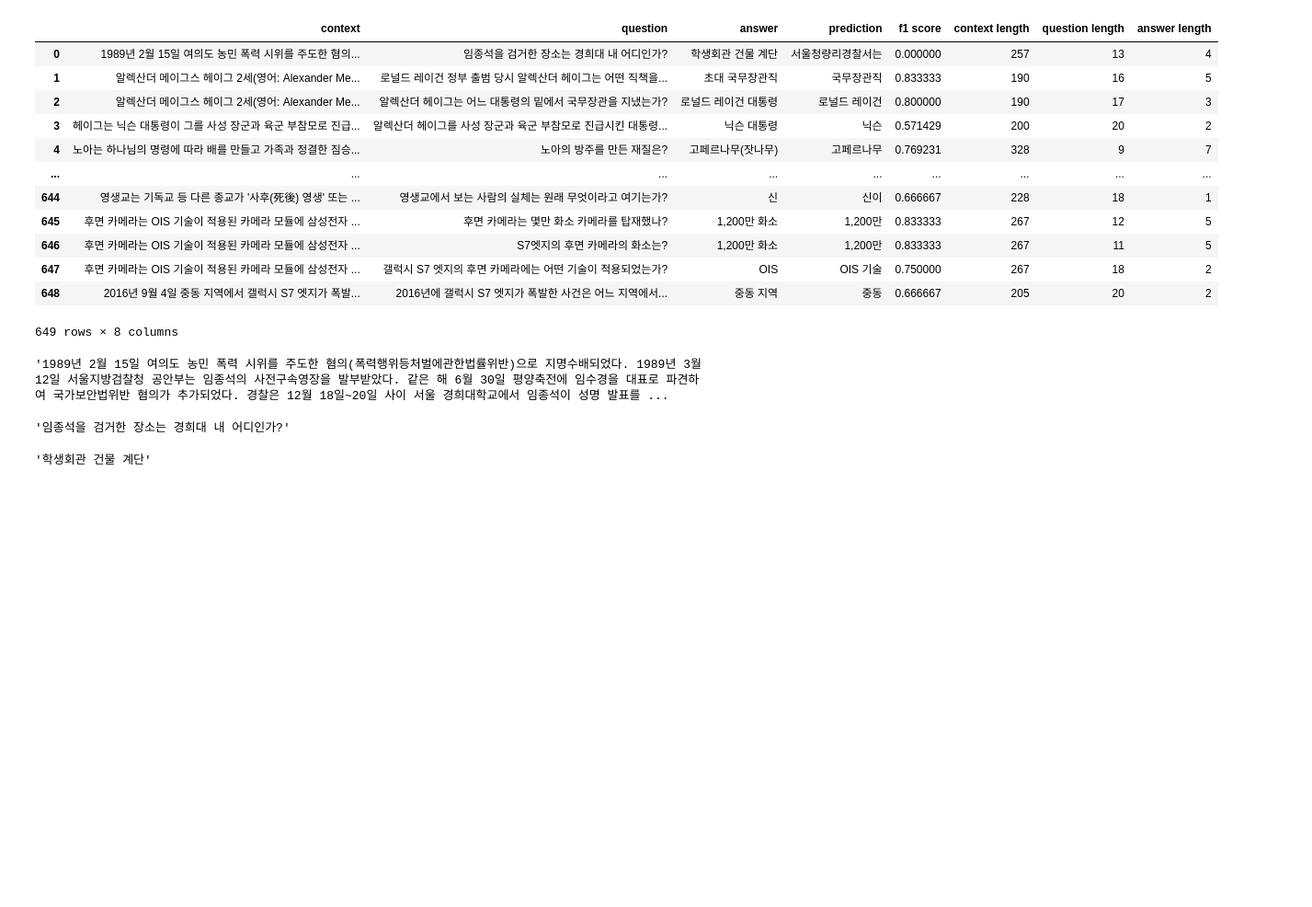
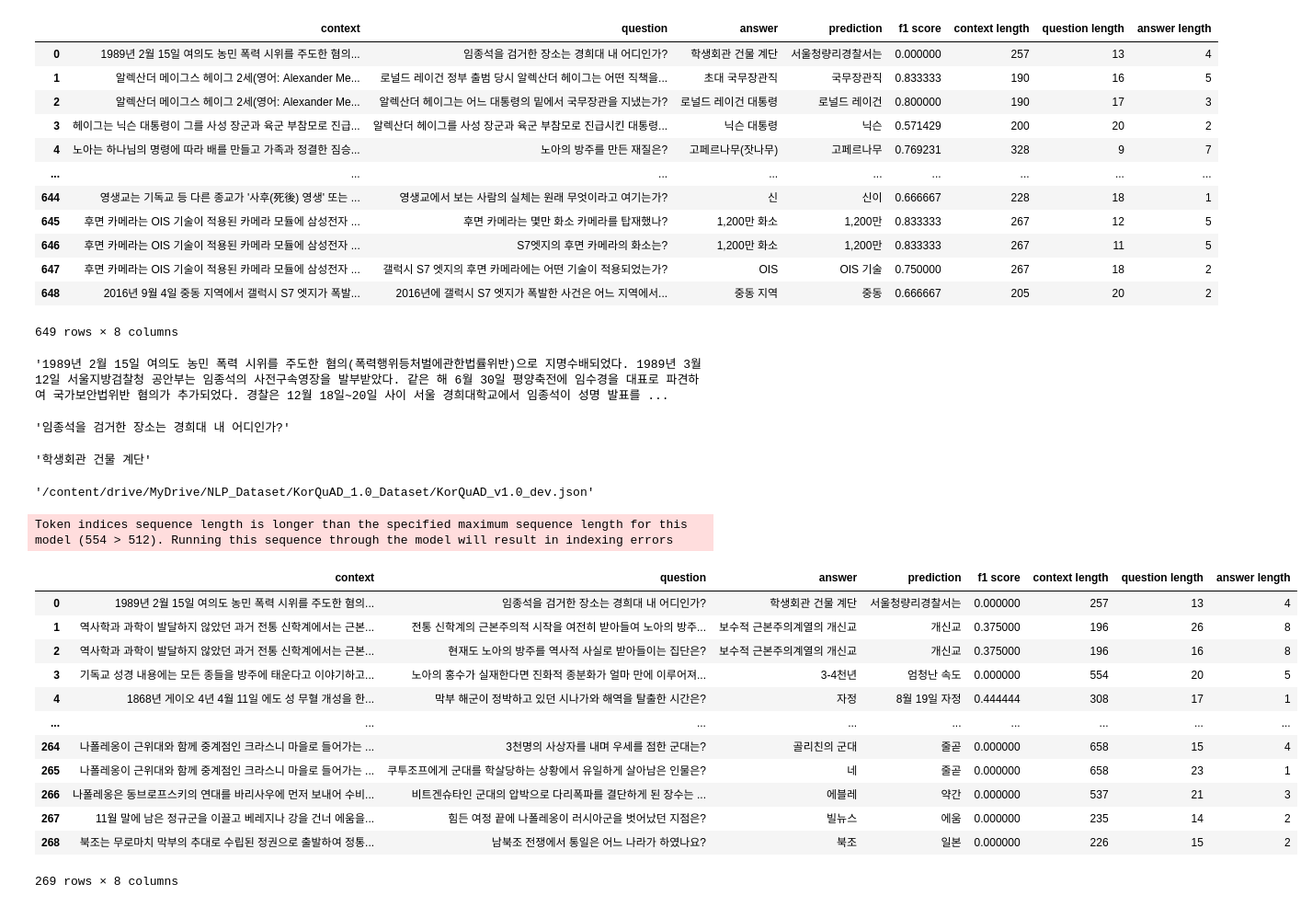
Before and after one commit to seonydg/KoELECTRA_for_question_answering-mrc-_with_korquad_dataset, a Jupyter notebook: KoECECTRA_MRC_.ipynb, the cells around one changed output. Shown at 92% size. Saved outputs shown, nothing was run; the diff lists cells and outputs as text; code cells hidden in the pictures; blank space fills up the shorter version.

```diff
--- a/KoECECTRA_MRC_.ipynb
+++ b/KoECECTRA_MRC_.ipynb
@@ -619,0 +618,26 @@ result['answer'][0]
+# %%
+dataset_file
+# %% [output]
+'/content/drive/MyDrive/NLP_Dataset/KorQuAD_1.0_Dataset/KorQuAD_v1.0_dev.json'
+# %%
+f1_threshold = 0.55
+model_name_or_path = 'monologg/koelectra-base-v3-discriminator'
+result = analyze_result(dataset_file, prediction_file, f1_threshold, model_name_or_path)
+# %% [output]
+Token indices sequence length is longer than the specified maximum sequence length for this model (554 > 512). Running this sequence through the model will result in indexing errors
+# %%
+result
+# %% [output]
+|  | context | question | answer | prediction | f1 score | context length | question length | answer length |
+| 0 | 1989년 2월 15일 여의도 농민 폭력 시위를 주도한 혐의... | 임종석을 검거한 장소는 경희대 내 어디인가? | 학생회관 건물 계단 | 서울청량리경찰서는 | 0.000000 | 257 | 13 | 4 |
+| 1 | 역사학과 과학이 발달하지 않았던 과거 전통 신학계에서는 근본... | 전통 신학계의 근본주의적 시작을 여전히 받아들여 노아의 방주... | 보수적 근본주의계열의 개신교 | 개신교 | 0.375000 | 196 | 26 | 8 |
+| 2 | 역사학과 과학이 발달하지 않았던 과거 전통 신학계에서는 근본... | 현재도 노아의 방주를 역사적 사실로 받아들이는 집단은? | 보수적 근본주의계열의 개신교 | 개신교 | 0.375000 | 196 | 16 | 8 |
+| 3 | 기독교 성경 내용에는 모든 종들을 방주에 태운다고 이야기하고... | 노아의 홍수가 실재한다면 진화적 종분화가 얼마 만에 이루어져... | 3-4천년 | 엄청난 속도 | 0.000000 | 554 | 20 | 5 |
+| 4 | 1868년 게이오 4년 4월 11일 에도 성 무혈 개성을 한... | 막부 해군이 정박하고 있던 시나가와 해역을 탈출한 시간은? | 자정 | 8월 19일 자정 | 0.444444 | 308 | 17 | 1 |
+| ... | ... | ... | ... | ... | ... | ... | ... | ... |
+| 264 | 나폴레옹이 근위대와 함께 중계점인 크라스니 마을로 들어가는 ... | 3천명의 사상자를 내며 우세를 점한 군대는? | 골리친의 군대 | 줄곧 | 0.000000 | 658 | 15 | 4 |
+| 265 | 나폴레옹이 근위대와 함께 중계점인 크라스니 마을로 들어가는 ... | 쿠투조프에게 군대를 학살당하는 상황에서 유일하게 살아남은 인물은? | 네 | 줄곧 | 0.000000 | 658 | 23 | 1 |
+| 266 | 나폴레옹은 동브로프스키의 연대를 바리사우에 먼저 보내어 수비... | 비트겐슈타인 군대의 압박으로 다리폭파를 결단하게 된 장수는 ... | 에블레 | 약간 | 0.000000 | 537 | 21 | 3 |
+| 267 | 11월 말에 남은 정규군을 이끌고 베레지나 강을 건너 에움을... | 힘든 여정 끝에 나폴레옹이 러시아군을 벗어났던 지점은? | 빌뉴스 | 에움 | 0.000000 | 235 | 14 | 2 |
+| 268 | 북조는 무로마치 막부의 추대로 수립된 정권으로 출발하여 정통... | 남북조 전쟁에서 통일은 어느 나라가 하였나요? | 북조 | 일본 | 0.000000 | 226 | 15 | 2 |
+269 rows × 8 columns
```
Also changed, not shown: parts of 2 cells of this notebook.
